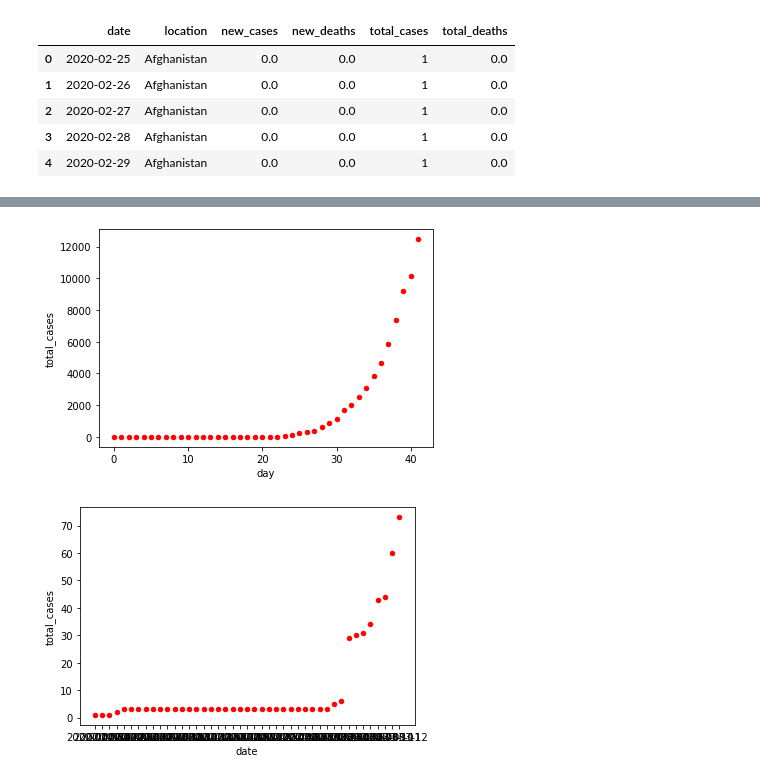
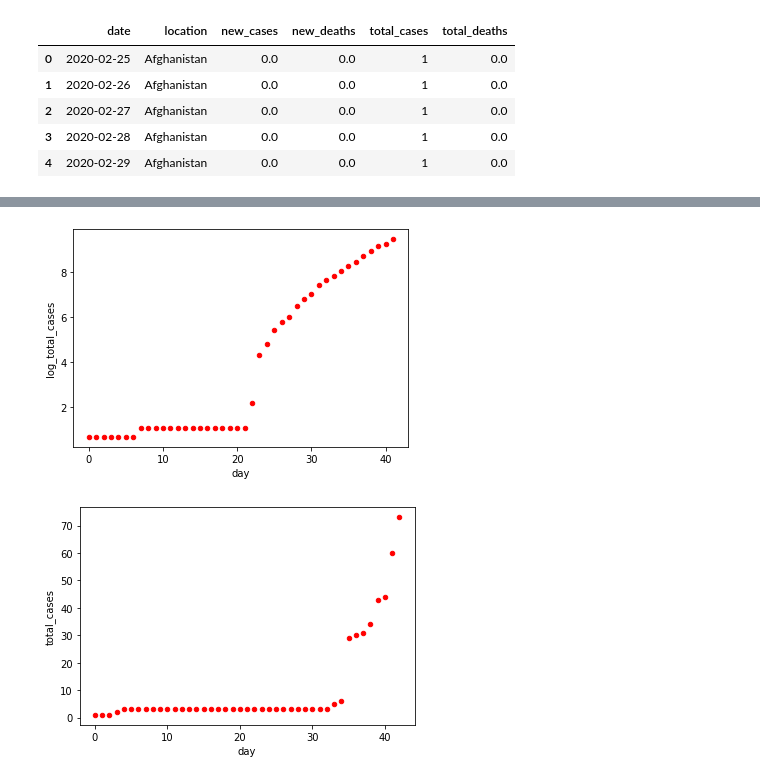
Before and after one commit to rishemjit/COVID_analysis, a Jupyter notebook: Analysis.ipynb, the cells around one changed output, grey strips where cells are left out. Cells and saved outputs as stored; diff of their text form; code cells hidden in the pictures.

```diff
--- a/Analysis.ipynb
+++ b/Analysis.ipynb
@@ -23,6 +23,12 @@ def add_days(df_dict):
     for key in df_dict.keys():
         df_dict[key]['day'] = [ i for i in range(df_dict[key].shape[0])]
     return df_dict
+
+def add_log(df_dict, column):
+    days = []
+    for key in df_dict.keys():
+        df_dict[key]['log_'+ str(column)] = np.log(df_dict[key][column])
+    return df_dict
 # %%
 dCV_loc_dict = groupby_column(dCV, 'location')
 print(dCV_loc_dict['Italy'].shape[0])
@@ -54,0 +50,3 @@ See the caveats in the documentation: https://pandas.pydata.org/pandas-docs/stab
+# %%
+dCV_country = add_log(dCV_country, 'total_cases')
+dCV_country['India'].head()
@@ -55,10 +65,10 @@ See the caveats in the documentation: https://pandas.pydata.org/pandas-docs/stab
 # %%
-dCV_country['Italy'].plot(kind='scatter',x='day',y='total_cases',color='red')
+dCV_country['Italy'].plot(kind='scatter',x='day',y='log_total_cases',color='red')
 plt.show()
 # %% [output]
-[figure, old version]
+[figure, new version]
 # %%
-dCV_country['India'].plot(kind='scatter',x='date',y='total_cases',color='red')
+dCV_country['India'].plot(kind='scatter',x='day',y='total_cases',color='red')
 plt.show()
 # %% [output]
-[figure, old version]
+[figure, new version]
```
Also changed, not shown: parts of 4 cells of this notebook.
